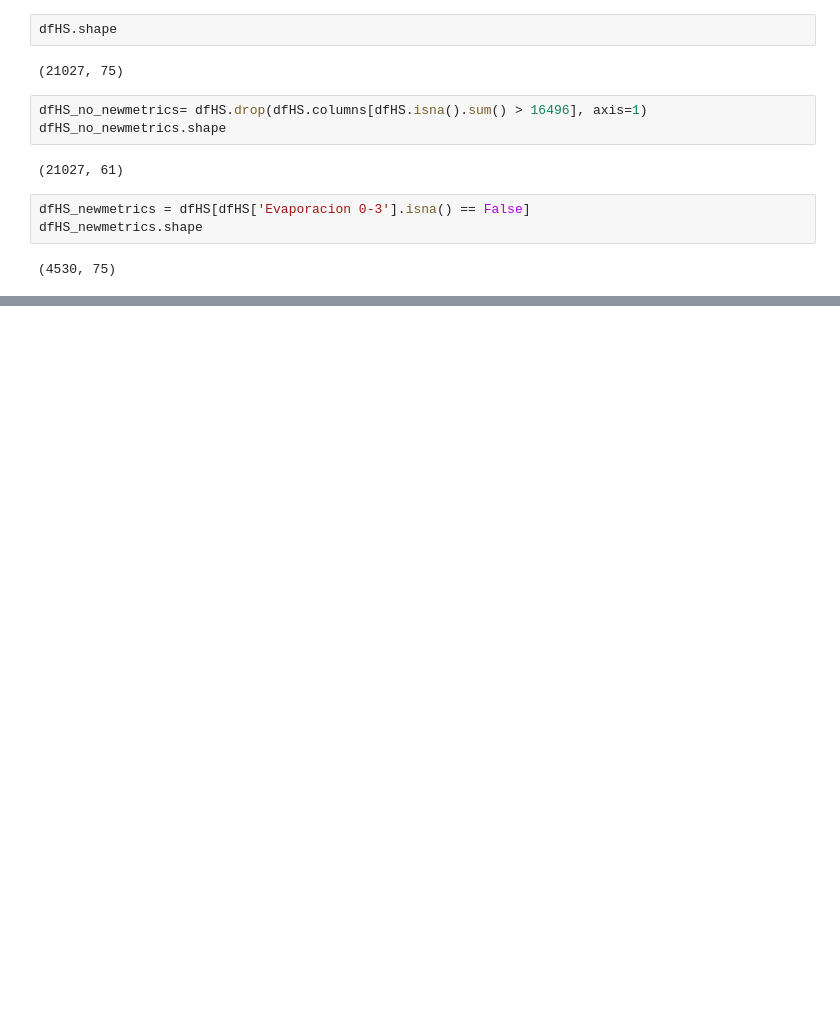
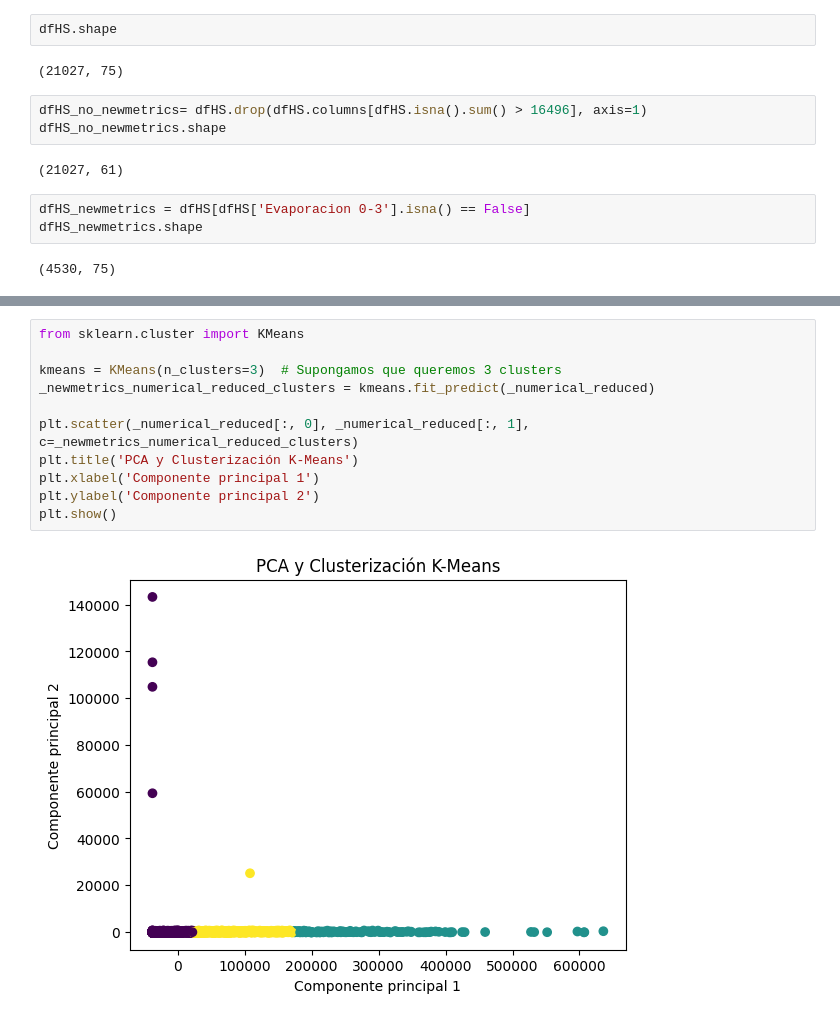
Before and after one commit to SimonGarcia01/sugarmill-analysis, a Jupyter notebook: EDA/EDA.ipynb, the cells around one changed output, grey strips where cells are left out. Saved outputs shown, nothing was run; the diff lists cells and outputs as text; blank space fills up the shorter version.

```diff
--- a/EDA/EDA.ipynb
+++ b/EDA/EDA.ipynb
@@ -101,0 +258,13 @@ dfHS_newmetrics.shape
+# %%
+from sklearn.cluster import KMeans
+
+kmeans = KMeans(n_clusters=3)  # Supongamos que queremos 3 clusters
+_newmetrics_numerical_reduced_clusters = kmeans.fit_predict(_numerical_reduced)
+
+plt.scatter(_numerical_reduced[:, 0], _numerical_reduced[:, 1], c=_newmetrics_numerical_reduced_clusters)
+plt.title('PCA y Clusterización K-Means')
+plt.xlabel('Componente principal 1')
+plt.ylabel('Componente principal 2')
+plt.show()
+# %% [output]
+[figure, added]
```
Also changed, not shown: parts of 49 cells of this notebook.
